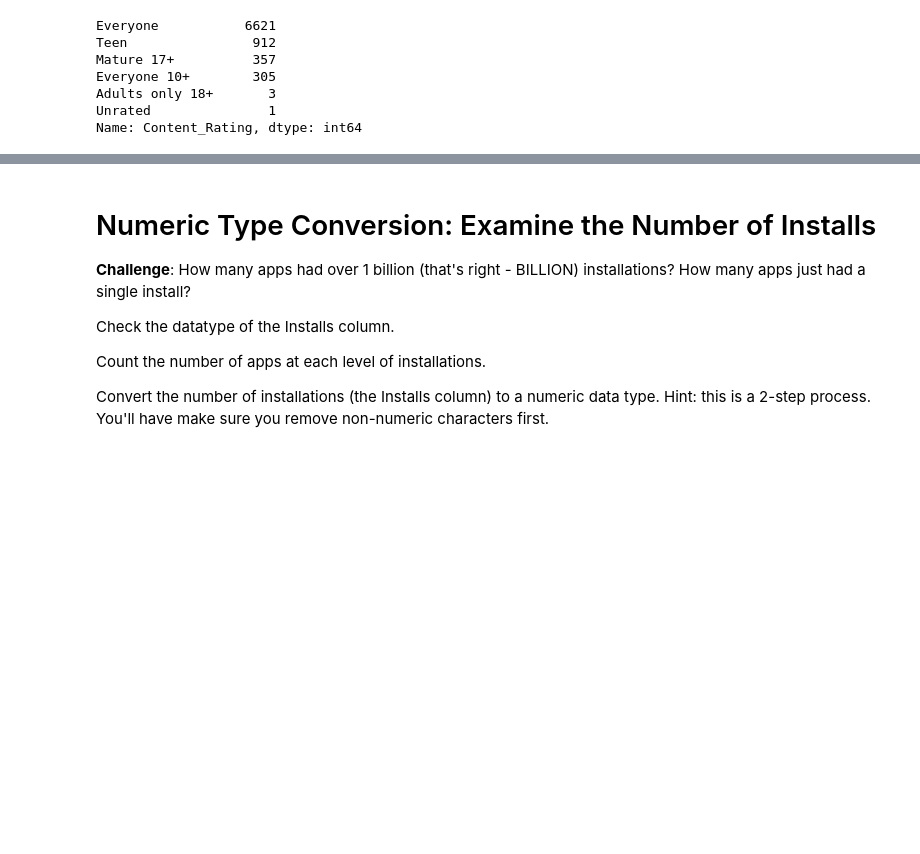
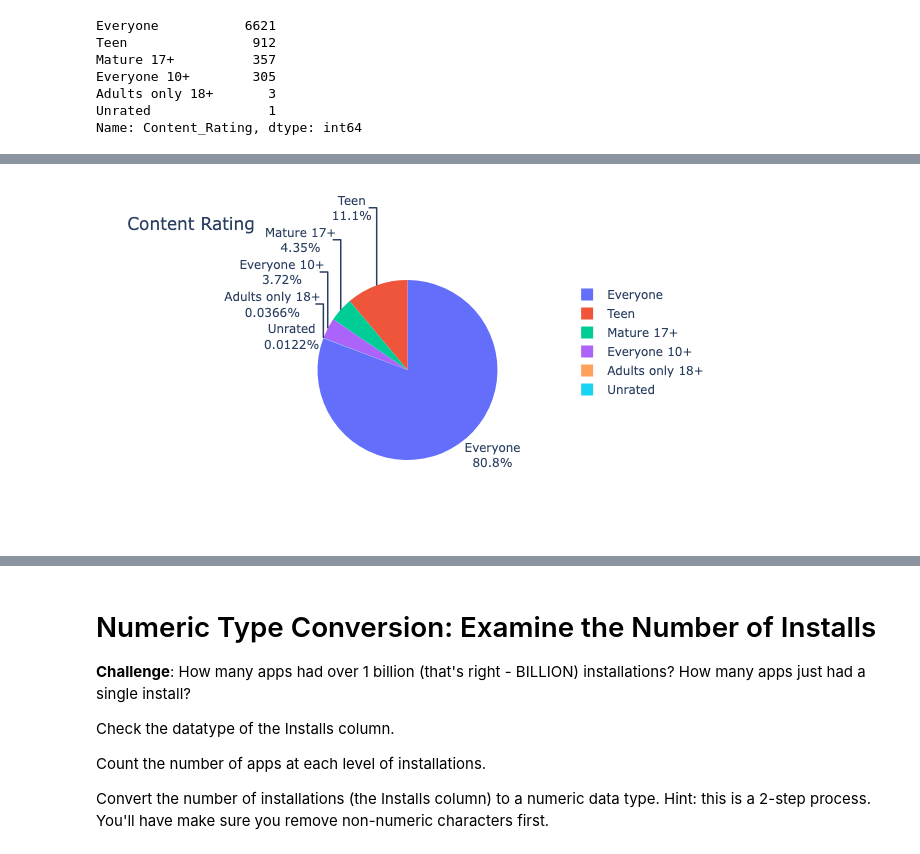
Before and after one commit to hattiepwvi/Pandas-Plotly-App, a Jupyter notebook: Google Play Store App Analytics (start).ipynb, the cells around one changed output, grey strips where cells are left out. Drawn from its saved outputs; the diff is of its cells as text; code cells hidden in the pictures; blank space fills up the shorter version.

```diff
--- a/Google Play Store App Analytics (start).ipynb
+++ b/Google Play Store App Analytics (start).ipynb
@@ -183,3 +184,10 @@ Everyone 10+        305
 Adults only 18+       3
 Unrated               1
 Name: Content_Rating, dtype: int64
+# %%
+fig = px.pie(labels=ratings.index, values=ratings.values, title="Content Rating", names=ratings.index, )
+
+fig.update_traces(textposition='outside', textinfo='percent+label')
+
+fig.show()
+# %% [output]
@@ -185,0 +195 @@ Name: Content_Rating, dtype: int64
+[figure, added]
```
Also changed, not shown: parts of 22 cells of this notebook.
